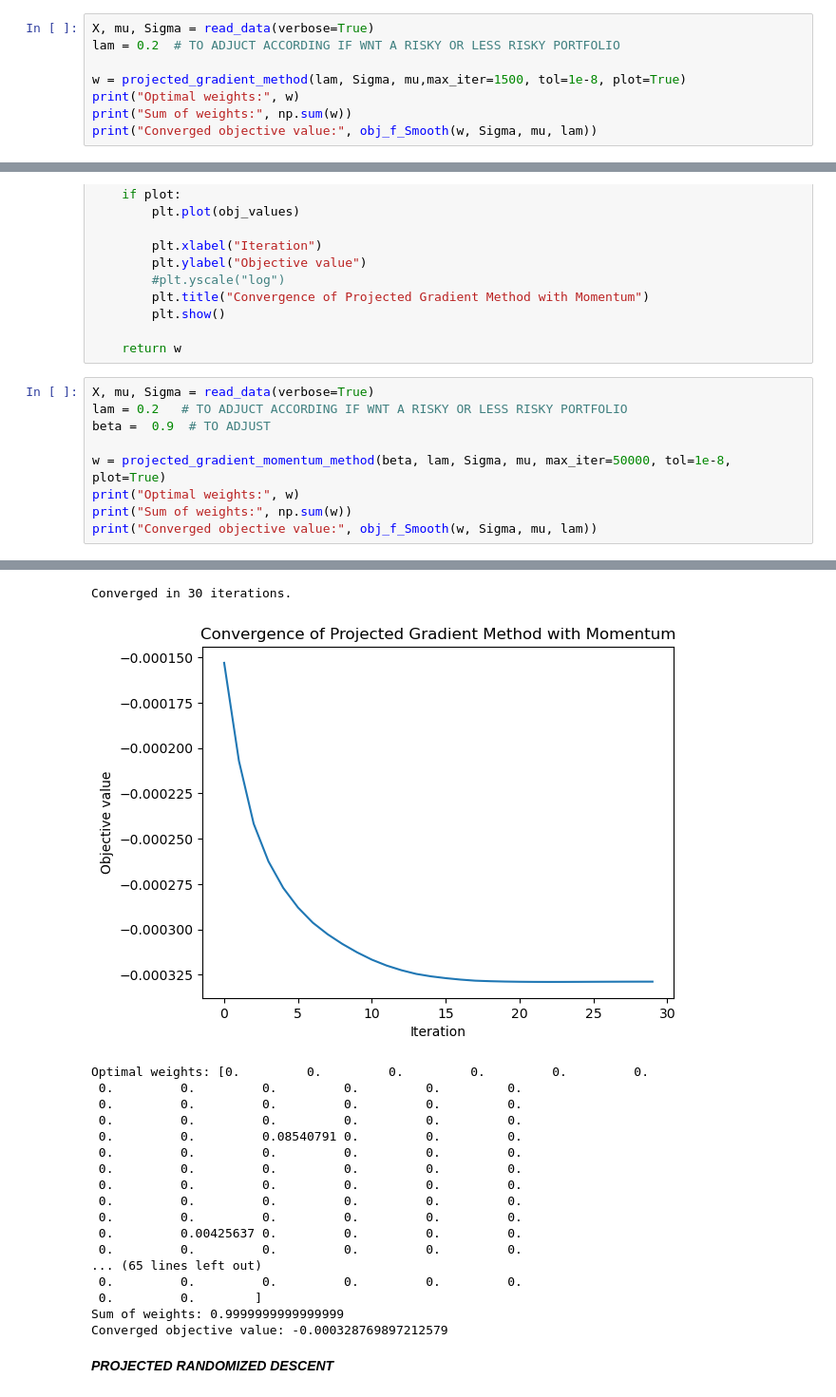
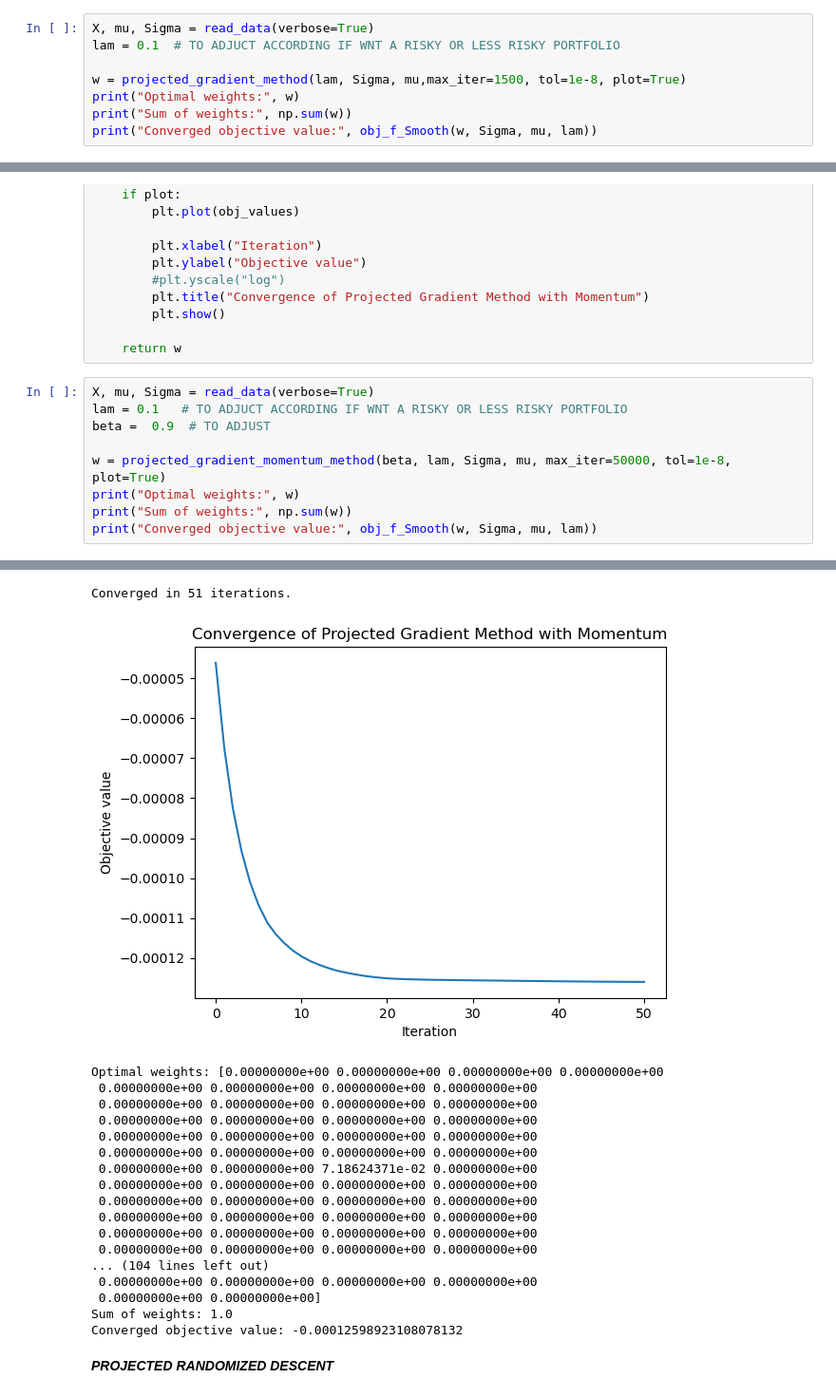
Before and after one commit to Edouard1000/Projet_opti, a Jupyter notebook: notebook.ipynb, the cells around one changed output, grey strips where cells are left out. Shown at 95% size. Saved outputs shown, nothing was run; the diff lists cells and outputs as text.

```diff
--- a/notebook.ipynb
+++ b/notebook.ipynb
@@ -517,7 +518,7 @@ def projected_gradient_method(lam,Sigma, mu, max_iter=50000, tol= 1e-8, plot=Fal
     return w
 # %%
 X, mu, Sigma = read_data(verbose=True)
-lam = 0.2  # TO ADJUCT ACCORDING IF WNT A RISKY OR LESS RISKY PORTFOLIO
+lam = 0.1  # TO ADJUCT ACCORDING IF WNT A RISKY OR LESS RISKY PORTFOLIO
 
 w = projected_gradient_method(lam, Sigma, mu,max_iter=1500, tol=1e-8, plot=True)
 print("Optimal weights:", w)
@@ -606,36 +607,36 @@ def projected_gradient_momentum_method(beta, lam, Sigma, mu, max_iter=50000, tol
     return w
 # %%
 X, mu, Sigma = read_data(verbose=True)
-lam = 0.2   # TO ADJUCT ACCORDING IF WNT A RISKY OR LESS RISKY PORTFOLIO
+lam = 0.1   # TO ADJUCT ACCORDING IF WNT A RISKY OR LESS RISKY PORTFOLIO
 beta =  0.9  # TO ADJUST
 
 w = projected_gradient_momentum_method(beta, lam, Sigma, mu, max_iter=50000, tol=1e-8, plot=True)
 print("Optimal weights:", w)
 print("Sum of weights:", np.sum(w))
 print("Converged objective value:", obj_f_Smooth(w, Sigma, mu, lam))
 # %% [output]
 X shape = (1258, 470)
 mu shape = (470,)
 Sigma shape = (470, 470)
-Converged in 30 iterations.
+Converged in 51 iterations.
-[figure, old version]
+[figure, new version]
-Optimal weights: [0.         0.         0.         0.         0.         0.
- 0.         0.         0.         0.         0.         0.
- 0.         0.         0.         0.         0.         0.
- 0.         0.         0.         0.         0.         0.
- 0.         0.         0.08540791 0.         0.         0.
- 0.         0.         0.         0.         0.         0.
- 0.         0.         0.         0.         0.         0.
- 0.         0.         0.         0.         0.         0.
- 0.         0.         0.         0.         0.         0.
- 0.         0.         0.         0.         0.         0.
- 0.         0.00425637 0.         0.         0.         0.
- 0.         0.         0.         0.         0.         0.
-... (65 lines left out)
- 0.         0.         0.         0.         0.         0.
- 0.         0.        ]
-Sum of weights: 0.9999999999999999
-Converged objective value: -0.000328769897212579
+Optimal weights: [0.00000000e+00 0.00000000e+00 0.00000000e+00 0.00000000e+00
+ 0.00000000e+00 0.00000000e+00 0.00000000e+00 0.00000000e+00
+ 0.00000000e+00 0.00000000e+00 0.00000000e+00 0.00000000e+00
+ 0.00000000e+00 0.00000000e+00 0.00000000e+00 0.00000000e+00
+ 0.00000000e+00 0.00000000e+00 0.00000000e+00 0.00000000e+00
+ 0.00000000e+00 0.00000000e+00 0.00000000e+00 0.00000000e+00
+ 0.00000000e+00 0.00000000e+00 7.18624371e-02 0.00000000e+00
+ 0.00000000e+00 0.00000000e+00 0.00000000e+00 0.00000000e+00
+ 0.00000000e+00 0.00000000e+00 0.00000000e+00 0.00000000e+00
+ 0.00000000e+00 0.00000000e+00 0.00000000e+00 0.00000000e+00
+ 0.00000000e+00 0.00000000e+00 0.00000000e+00 0.00000000e+00
+ 0.00000000e+00 0.00000000e+00 0.00000000e+00 0.00000000e+00
+... (104 lines left out)
+ 0.00000000e+00 0.00000000e+00 0.00000000e+00 0.00000000e+00
+ 0.00000000e+00 0.00000000e+00]
+Sum of weights: 1.0
+Converged objective value: -0.00012598923108078132
 # %% [markdown]
 ***PROJECTED RANDOMIZED DESCENT***
 # %%
```
Also changed, not shown: parts of 6 cells of this notebook.
